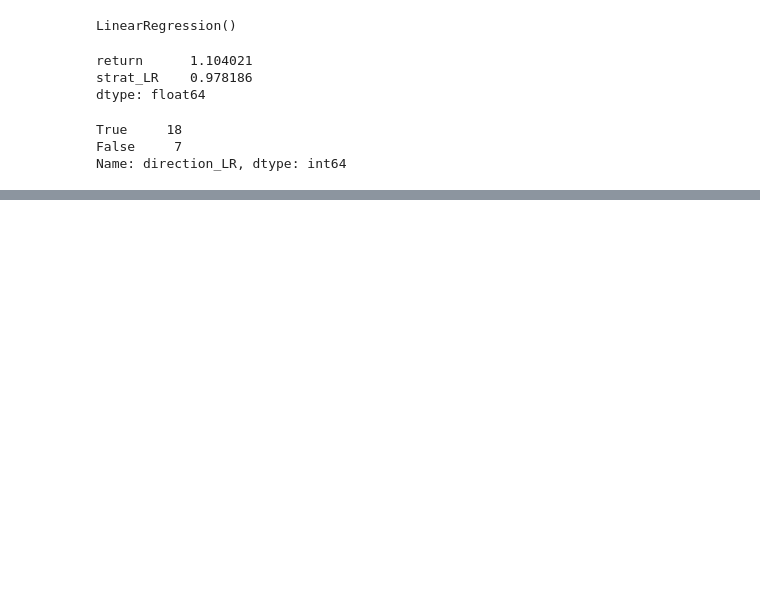
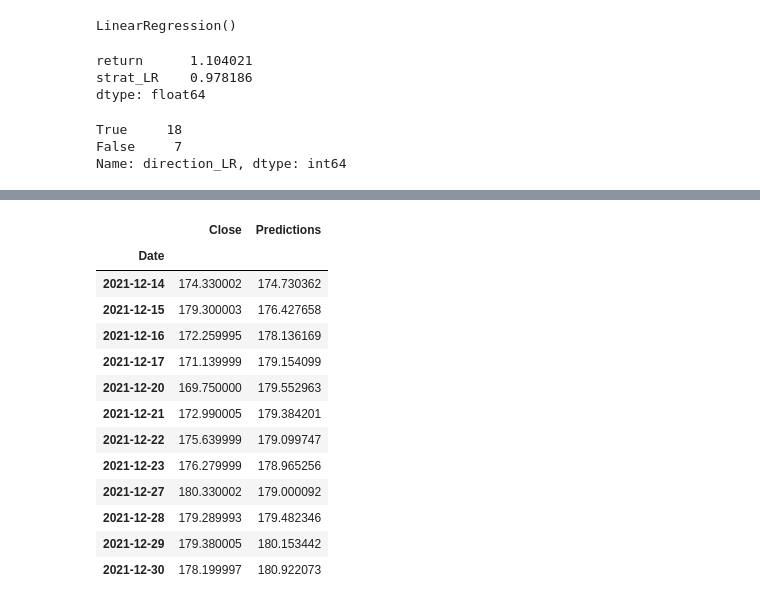
Before and after one commit to Gyrobird/stock-market, a Jupyter notebook: main4.ipynb, the cells around one changed output, grey strips where cells are left out. Saved outputs shown, nothing was run; the diff lists cells and outputs as text; code cells hidden in the pictures; blank space fills up the shorter version.

```diff
--- a/main4.ipynb
+++ b/main4.ipynb
@@ -112,0 +326,18 @@ test
+# %%
+# Show the valid and predicted prices
+valid
+# %% [output]
+|  | Close | Predictions |
+| Date |  |  |
+| 2021-12-14 | 174.330002 | 174.730362 |
+| 2021-12-15 | 179.300003 | 176.427658 |
+| 2021-12-16 | 172.259995 | 178.136169 |
+| 2021-12-17 | 171.139999 | 179.154099 |
+| 2021-12-20 | 169.750000 | 179.552963 |
+| 2021-12-21 | 172.990005 | 179.384201 |
+| 2021-12-22 | 175.639999 | 179.099747 |
+| 2021-12-23 | 176.279999 | 178.965256 |
+| 2021-12-27 | 180.330002 | 179.000092 |
+| 2021-12-28 | 179.289993 | 179.482346 |
+| 2021-12-29 | 179.380005 | 180.153442 |
+| 2021-12-30 | 178.199997 | 180.922073 |
```
Also changed, not shown: parts of 20 cells of this notebook.
